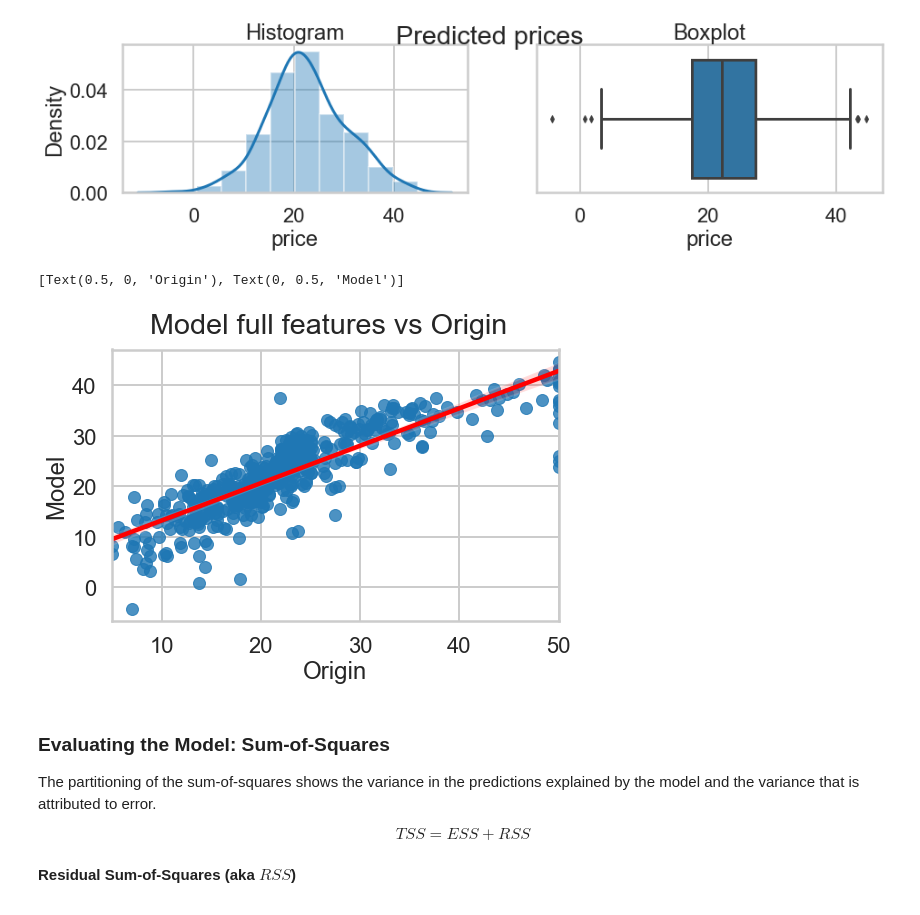
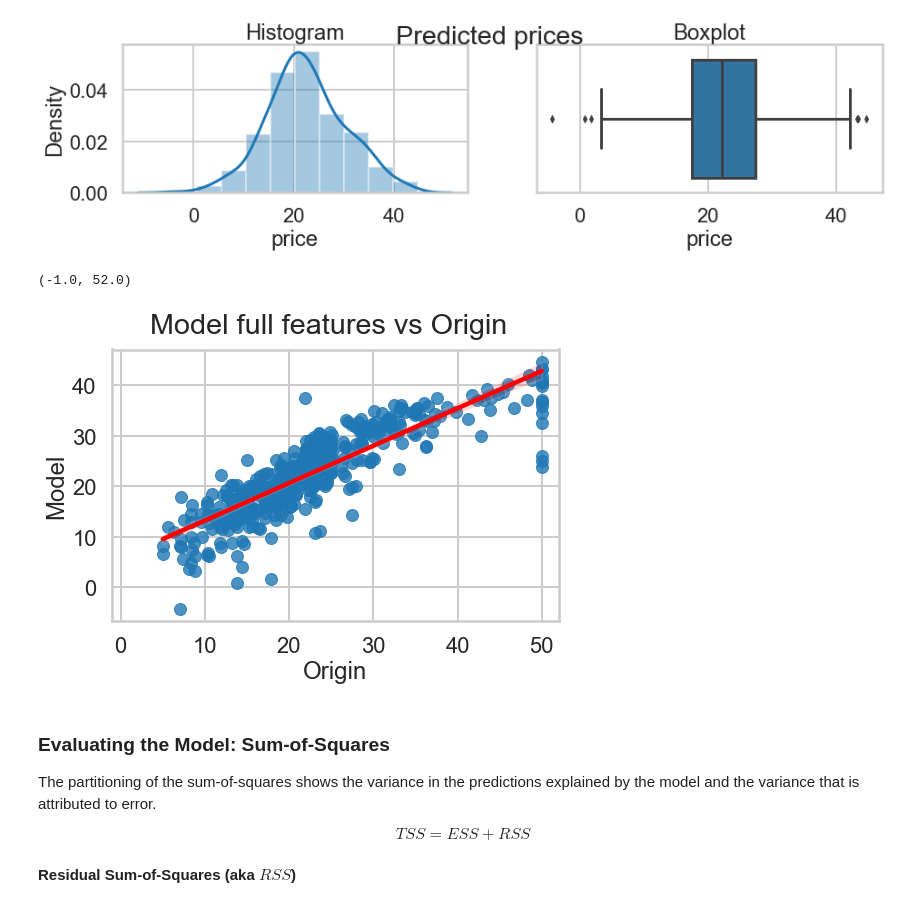
Before and after one commit to BinhKieu82/Springboard_NormProj, a Jupyter notebook: 11.4Boston_Housing_linear_regression/linear_regression/Mini_Project_Linear_Regression.ipynb, the cells around one changed output. Saved outputs shown, nothing was run; the diff lists cells and outputs as text; code cells hidden in the pictures.

```diff
--- a/11.4Boston_Housing_linear_regression/linear_regression/Mini_Project_Linear_Regression.ipynb
+++ b/11.4Boston_Housing_linear_regression/linear_regression/Mini_Project_Linear_Regression.ipynb
@@ -606,11 +608,12 @@ Text(0.5, 0, 'price')
 # %%
 fig, ax = plt.subplots(figsize=(8,5))
 fig.suptitle('Model full features vs Origin')
 sns.regplot(y=lm.predict(X), x=bos.PRICE, fit_reg = True,line_kws={'color': 'red'})
 ax.set(xlabel='Origin', ylabel='Model')
+ax.set_xlim(-1,52)
 # %% [output]
-[Text(0.5, 0, 'Origin'), Text(0, 0.5, 'Model')]
+(-1.0, 52.0)
-[figure, old version]
+[figure, new version]
 # %% [markdown]
 ### Evaluating the Model: Sum-of-Squares
 
```
Also changed, not shown: parts of 20 cells of this notebook.
